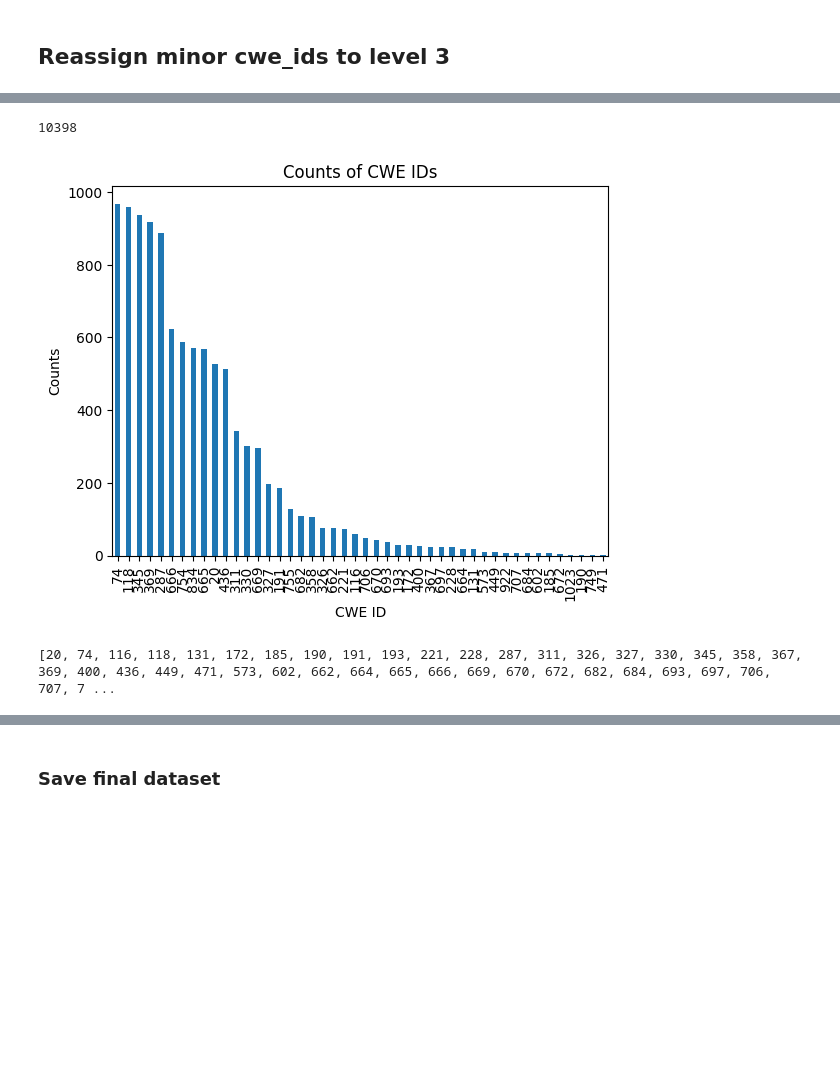
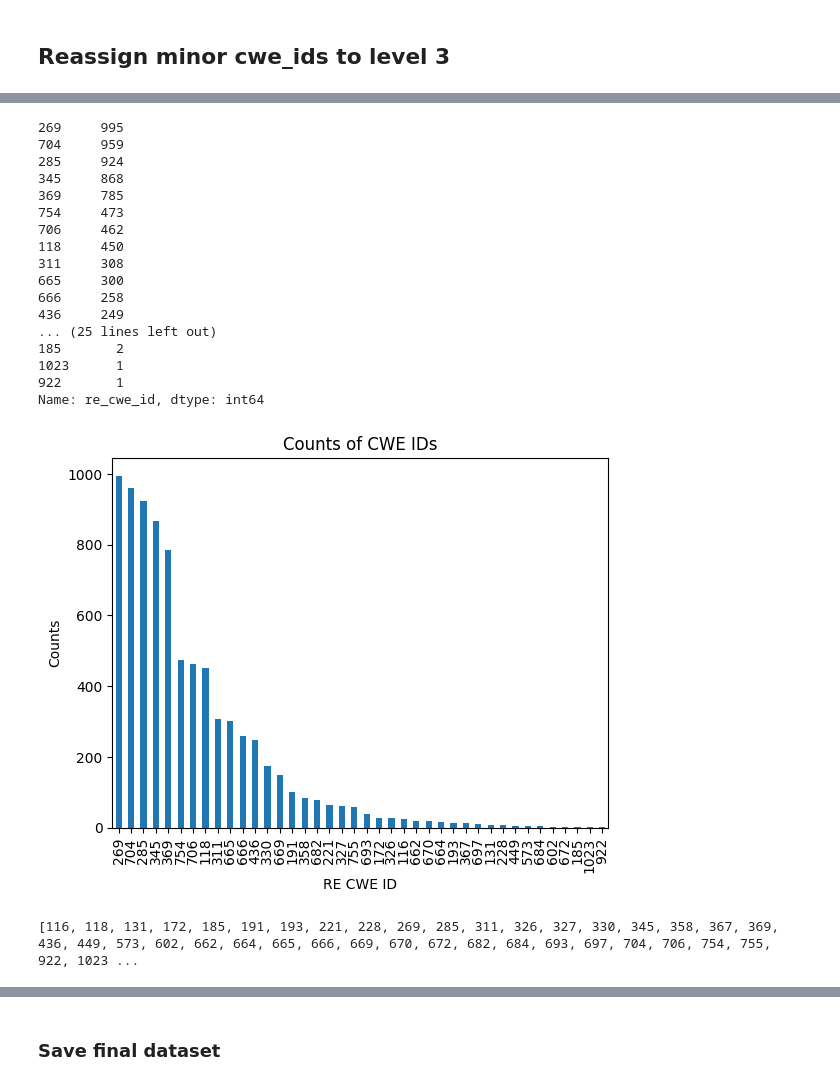
Before and after one commit to seunghee6022/TransVulDet, a Jupyter notebook: Reassigning_minor_cwes_and_split_datasets.ipynb, the cells around one changed output, grey strips where cells are left out. Drawn from its saved outputs; the diff is of its cells as text; code cells hidden in the pictures; blank space fills up the shorter version.

```diff
--- a/Reassigning_minor_cwes_and_split_datasets.ipynb
+++ b/Reassigning_minor_cwes_and_split_datasets.ipynb
@@ -373,0 +386,3 @@ plt.show()
+# %%
+cwe_counts = combined_df['cwe_id'].value_counts()
+print(cwe_counts.tolist())
@@ -448,12 +451,13 @@ cwe_paths
 # Function to reassign CWEs to a higher level in the hierarchy
 def reassign_cwe(cwe_id, level=3):
     # Find the path for the given CWE ID
-    paths = cwe_paths.get(str(cwe_id), [])
+    paths = cwe_paths.get(str(int(cwe_id)), [])
     new_paths = []
 
     # Reassign to the specified level up in the hierarchy
     for path in paths:
         parts = path.split("-")
+        parts = [str(int(part)) for part in parts]
         if len(parts) > level:
             new_path = "-".join(parts[:level+1])
             new_paths.append(new_path)
@@ -466,7 +470,7 @@ def reassign_cwe(cwe_id, level=3):
 # Reassign the filtered CWEs
 reassigned_cwe_paths = {}
 for cwe_id in filtered_cwes_list:
-    reassigned_cwe_paths[cwe_id] = reassign_cwe(cwe_id, level=3)
+    reassigned_cwe_paths[cwe_id] = reassign_cwe(int(cwe_id), level=3)
 
 print("reassigned_cwe_paths",reassigned_cwe_paths)
 # %% [output]
@@ -489,8 +487,8 @@ new_cwe_mapping = {k: v[-1].split('-')[-1] for k, v in reassigned_cwe_paths.item
 # It maps the cwe_id to the last element in the path if it's in the new_cwe_mapping; otherwise, keeps the original cwe_id
 combined_df['re_cwe_id'] = combined_df['cwe_id'].map(new_cwe_mapping).fillna(combined_df['cwe_id'])
 combined_df = combined_df.loc[:, ~combined_df.columns.str.contains('^Unnamed')]
-# combined_df['re_cwe_id']  = combined_df['re_cwe_id'].astype(int)
-
+combined_df['re_cwe_id']  = combined_df['re_cwe_id'].astype(int)
+combined_df['cwe_id']  = combined_df['cwe_id'].astype(int)
 
 combined_df
 # %% [output]
@@ -539,0 +538,3 @@ plt.show()
+# %%
+filtered_cwe_counts = combined_df['re_cwe_id'].value_counts()
+filtered_cwe_counts
@@ -540,22 +574,39 @@ plt.show()
 # %%
 # Filter out 'cwe_id's with count less than minimum_cwe_cnt
-filtered_cwes = cwe_counts[cwe_counts < minimum_cwe_cnt]
-print(filtered_cwes.sum())
+filtered_cwes = filtered_cwe_counts[filtered_cwe_counts < minimum_cwe_cnt]
+print(filtered_cwes)
 # Plotting
 filtered_cwes.plot(kind='bar')
-plt.xlabel('CWE ID')
+plt.xlabel('RE CWE ID')
 plt.ylabel('Counts')
 plt.title('Counts of CWE IDs')
 plt.show()
 # %% [output]
-10398
+269     995
+704     959
+285     924
+345     868
+369     785
+754     473
+706     462
+118     450
+311     308
+665     300
+666     258
+436     249
+... (25 lines left out)
+185       2
+1023      1
+922       1
+Name: re_cwe_id, dtype: int64
-[figure, old version]
+[figure, new version]
 # %%
 final_filtered_cwes_list = filtered_cwes.index.tolist()
-final_filtered_cwes_list = sorted([int(item) for item in final_filtered_cwes_list])
-print(final_filtered_cwes_list)
-# %% [output]
-[20, 74, 116, 118, 131, 172, 185, 190, 191, 193, 221, 228, 287, 311, 326, 327, 330, 345, 358, 367, 369, 400, 436, 449, 471, 573, 602, 662, 664, 665, 666, 669, 670, 672, 682, 684, 693, 697, 706, 707, 7 ...
+# %%
+final_filtered_cwes_list = sorted([int(item) for item in final_filtered_cwes_list])
+print(final_filtered_cwes_list)
+# %% [output]
+[116, 118, 131, 172, 185, 191, 193, 221, 228, 269, 285, 311, 326, 327, 330, 345, 358, 367, 369, 436, 449, 573, 602, 662, 664, 665, 666, 669, 670, 672, 682, 684, 693, 697, 704, 706, 754, 755, 922, 1023 ...
 # %%
 print(filtered_cwes_list)
 # %% [output]
```
Also changed, not shown: parts of 46 cells of this notebook, 2 other files.
